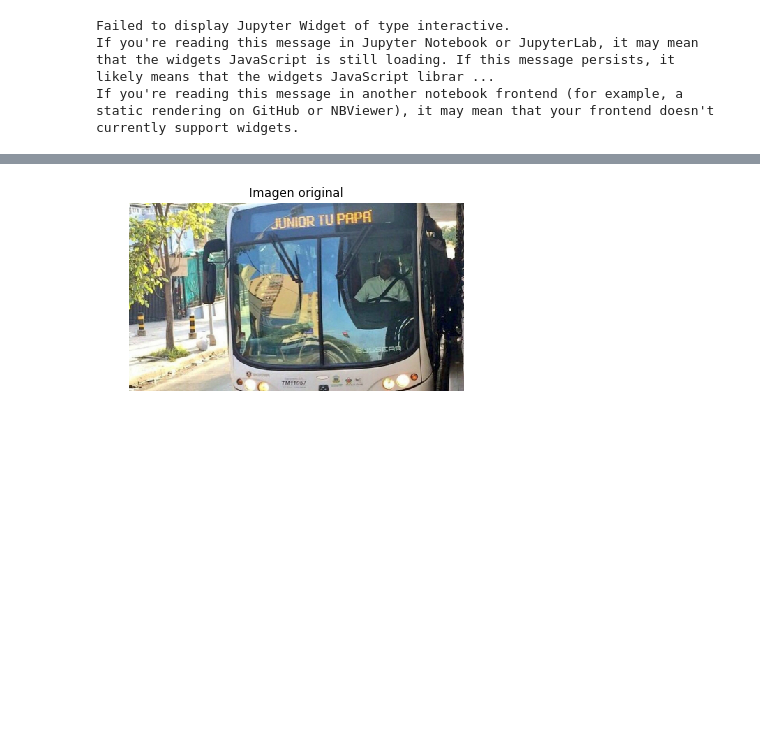
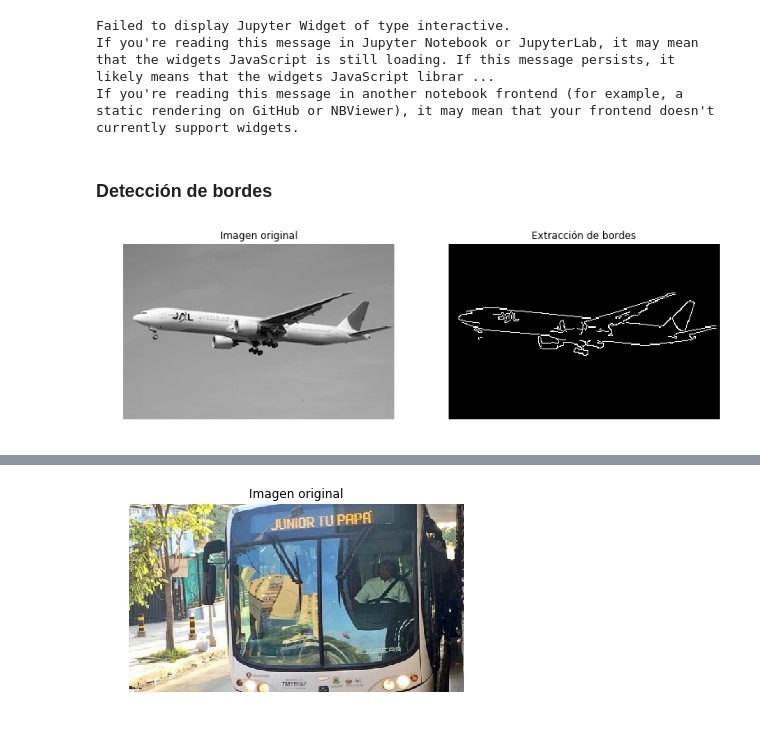
Before and after one commit to JorgeMartinezG/image-processing_workshop, a Jupyter notebook: Workshop.ipynb, the cells around one changed output, grey strips where cells are left out. Drawn from its saved outputs; the diff is of its cells as text; code cells hidden in the pictures; blank space fills up the shorter version.

```diff
--- a/Workshop.ipynb
+++ b/Workshop.ipynb
@@ -199,3 +199,17 @@ interact(threshold_img, img=fixed(img), th=th_slider);
 Failed to display Jupyter Widget of type interactive.
 If you're reading this message in Jupyter Notebook or JupyterLab, it may mean that the widgets JavaScript is still loading. If this message persists, it likely means that the widgets JavaScript librar ...
 If you're reading this message in another notebook frontend (for example, a static rendering on GitHub or NBViewer), it may mean that your frontend doesn't currently support widgets.
+# %% [markdown]
+### Detección de bordes
+# %%
+img = cv2.imread('images/airplane.jpg', cv2.IMREAD_GRAYSCALE)
+
+plt.figure(figsize=(13, 13))
+plt.subplot(1, 2, 1)
+plt.imshow(img, cmap='gray'); plt.axis('off'); plt.title('Imagen original');
+
+img_edges = cv2.Canny(img, 200, 500)
+plt.subplot(1, 2, 2)
+plt.imshow(img_edges, cmap='gray'); plt.axis('off'); plt.title('Extracción de bordes');
+# %% [output]
+[figure, added]
```
Also changed, not shown: parts of 10 cells of this notebook, 10 other files.
